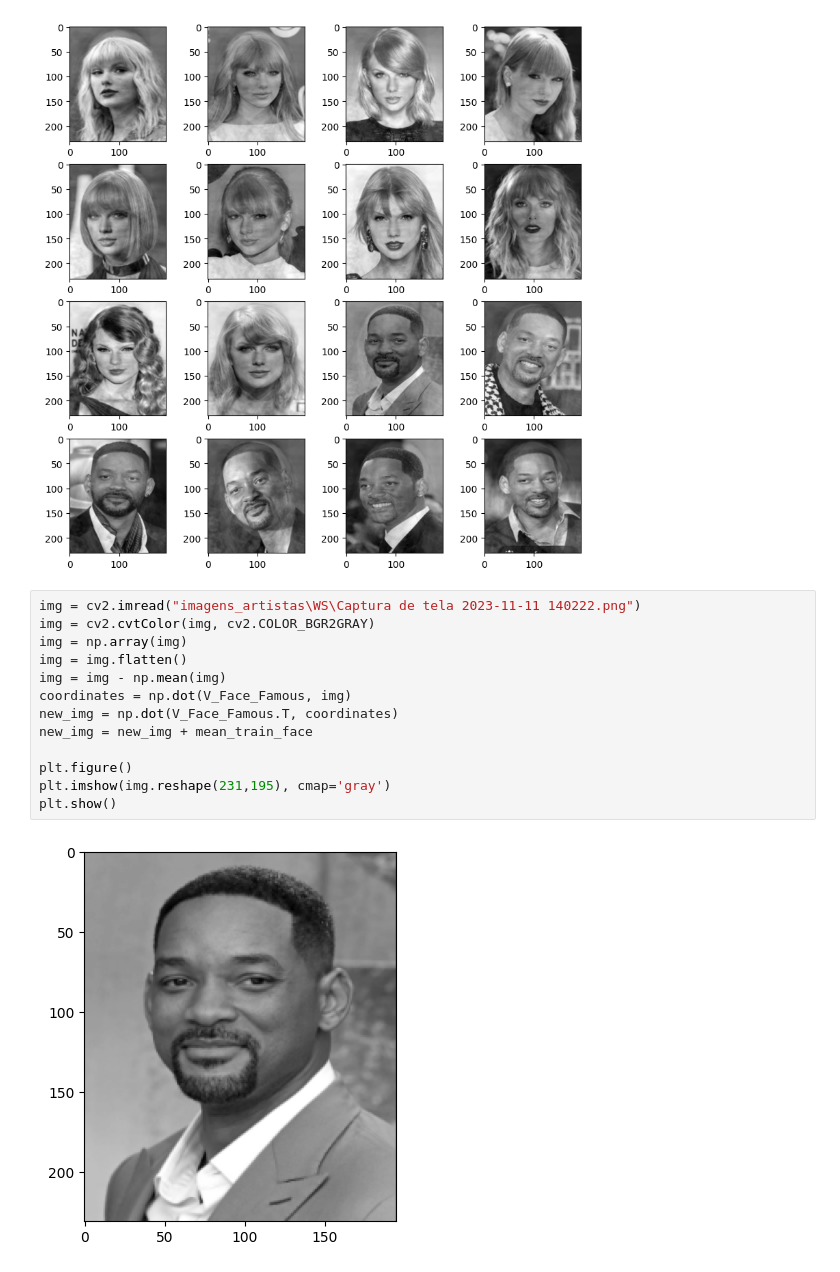
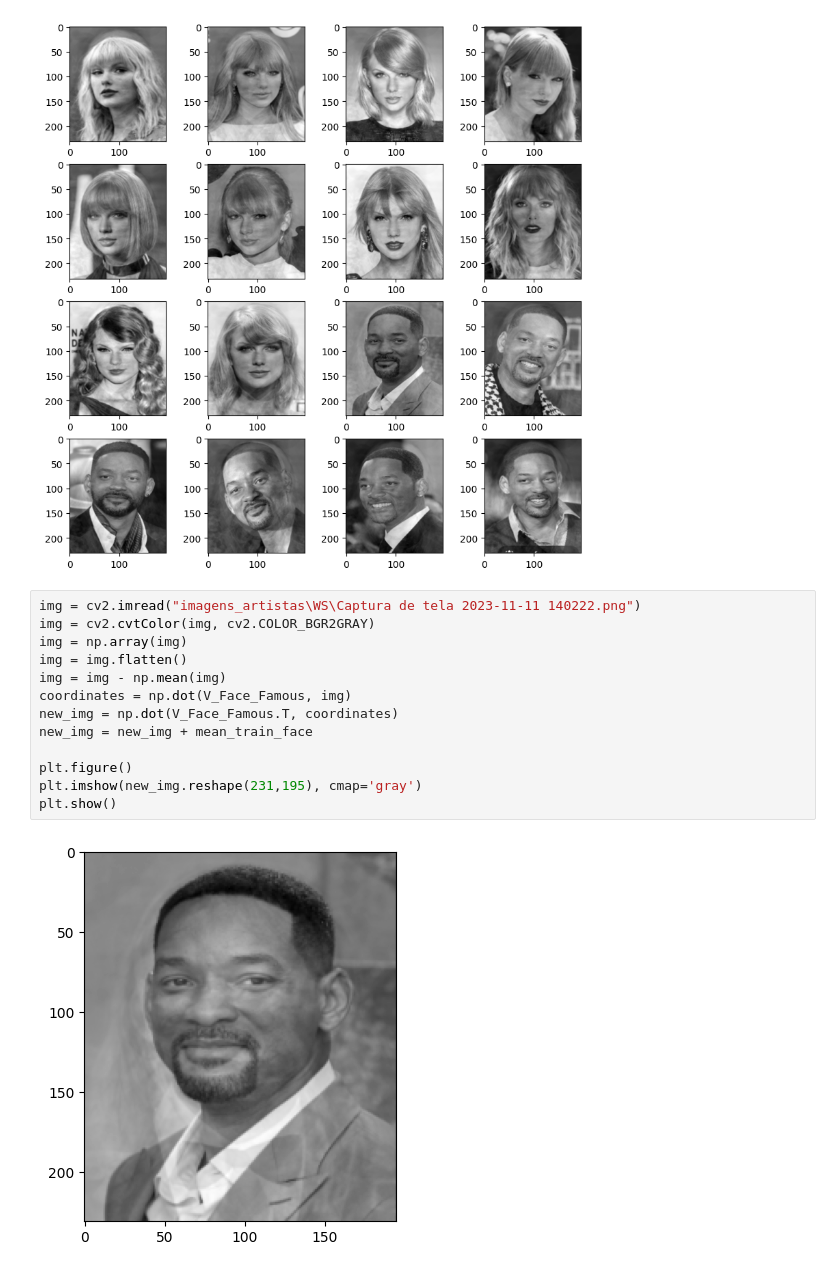
Before and after one commit to PedroPHC25/AL_Trabalho_A2, a Jupyter notebook: eigenswift.ipynb, the cells around one changed output. Cells and saved outputs as stored; diff of their text form.

```diff
--- a/eigenswift.ipynb
+++ b/eigenswift.ipynb
@@ -110,15 +110,15 @@ for linha in range(numero_imagens):
 # %%
 img = cv2.imread("imagens_artistas\WS\Captura de tela 2023-11-11 140222.png")
 img = cv2.cvtColor(img, cv2.COLOR_BGR2GRAY)
 img = np.array(img)
 img = img.flatten()
 img = img - np.mean(img)
 coordinates = np.dot(V_Face_Famous, img)
 new_img = np.dot(V_Face_Famous.T, coordinates)
 new_img = new_img + mean_train_face
 
 plt.figure()
-plt.imshow(img.reshape(231,195), cmap='gray')
+plt.imshow(new_img.reshape(231,195), cmap='gray')
 plt.show()
 # %% [output]
-[figure, old version]
+[figure, new version]
```
Also changed, not shown: parts of 2 cells of this notebook.
